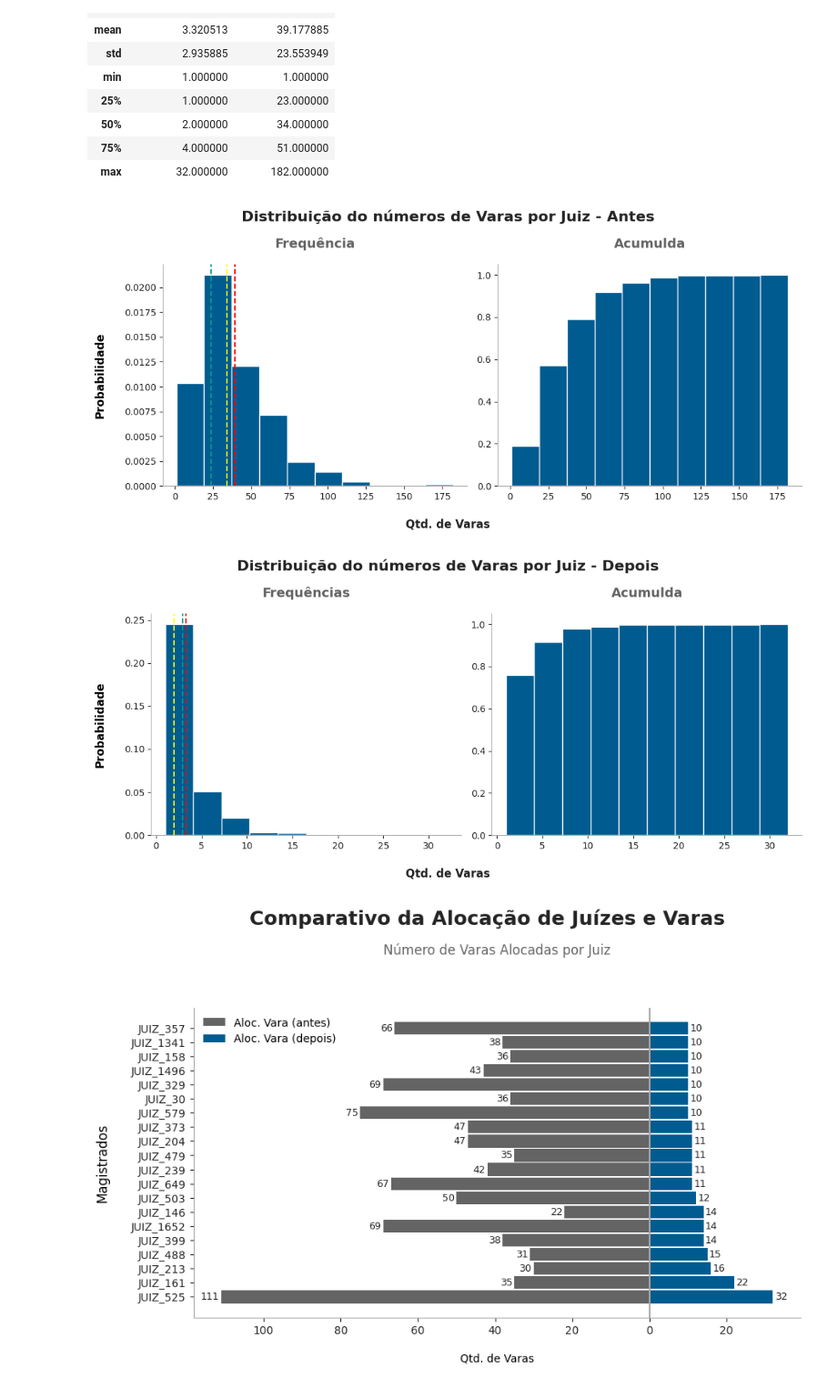
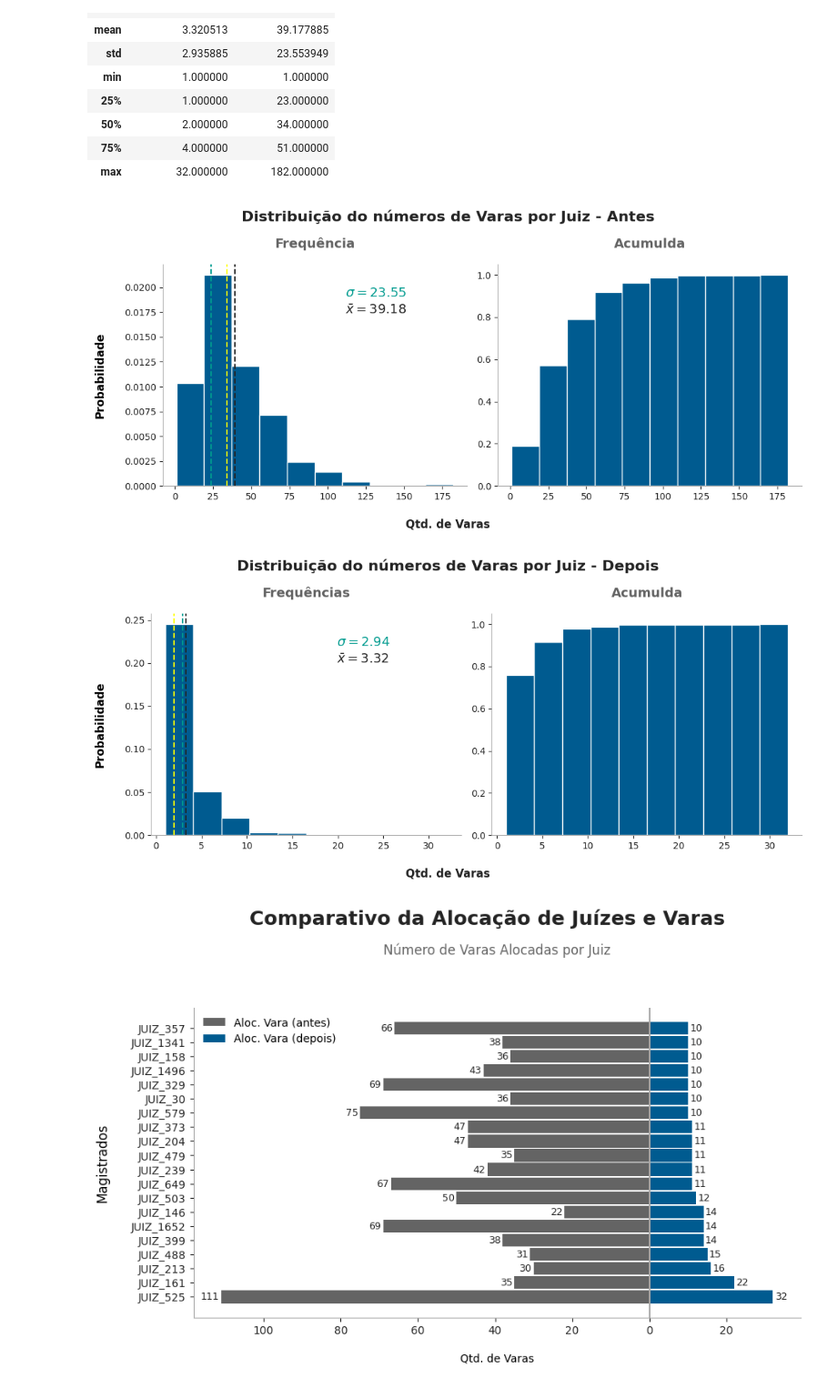
Before and after one commit to houstonsantos/max-jud-tjba, a Jupyter notebook: src/model_tcc/max_jud.ipynb, the cells around one changed output. Shown at 91% size. Cells and saved outputs as stored; diff of their text form; code cells hidden in the pictures.

```diff
--- a/src/model_tcc/max_jud.ipynb
+++ b/src/model_tcc/max_jud.ipynb
@@ -1421,35 +1421,39 @@ tjba_verde, tjba_azul, tjba_cinza = '#009b8f', '#005b90', '#adb8bf'
 fig, (ax1, ax2) =plt.subplots(1, 2, figsize=(11, 5))
 fig.suptitle('Distribuição do números de Varas por Juiz - Antes', fontweight='bold', fontsize=16, color=cinza3)
 fig.subplots_adjust(top=0.80)
 
 ax1.set_title('Frequência', fontweight='bold', fontsize=14, y=1.05, color=cinza2)
 ax1.set_ylabel('Probabilidade', fontweight='bold', labelpad=20, fontsize=12)
 ax1.spines['top'].set_visible(False)
 ax1.spines['right'].set_visible(False)
 ax1.spines['left'].set_color(cinza1)
 ax1.spines['bottom'].set_color(cinza1)
 ax1.tick_params(axis='x', labelsize=10, colors=cinza3)
 ax1.tick_params(axis='y', labelsize=10, colors=cinza3)
 n, bins, patches = ax1.hist(juiz_x_vara['Aloc. Vara (antes)'], density=True, edgecolor='white', color=tjba_azul)
-ax1.axvline(juiz_x_vara['Aloc. Vara (antes)'].mean(), color='red', linestyle='--', label='Média')
+ax1.axvline(juiz_x_vara['Aloc. Vara (antes)'].mean(), color=cinza3, linestyle='--', label='Média')
 ax1.axvline(juiz_x_vara['Aloc. Vara (antes)'].median(), color="yellow", linestyle='--', label='Mediana')
 ax1.axvline(juiz_x_vara['Aloc. Vara (antes)'].std(), color=tjba_verde, linestyle='--', label='Desvio Padrão')
+ax1.text(0.6, 0.90, rf"$\sigma = {juiz_x_vara['Aloc. Vara (antes)'].std():.2f}$",
+        transform=ax1.transAxes, fontsize=14, va="top", color=tjba_verde)
+ax1.text(0.6, 0.82, rf"$\bar{{x}} = {juiz_x_vara['Aloc. Vara (antes)'].mean():.2f}$",
+        transform=ax1.transAxes, fontsize=14, va="top", color=cinza3)
 
 ax2.set_title('Acumulda', fontweight='bold', fontsize=14, y=1.05, color=cinza2)
 ax2.spines['top'].set_visible(False)
 ax2.spines['right'].set_visible(False)
 ax2.spines['left'].set_color(cinza1)
 ax2.spines['bottom'].set_color(cinza1)
 ax2.tick_params(axis='x', labelsize=10, colors=cinza3)
 ax2.tick_params(axis='y', labelsize=10, colors=cinza3)
 ax2.hist(juiz_x_vara['Aloc. Vara (antes)'], density=True, cumulative=True, edgecolor='white', color=tjba_azul)
 
 fig.supxlabel('Qtd. de Varas', fontweight='bold', fontsize=12, color=cinza3, y=0.01)
 
 plt.tight_layout()
 plt.show()
 # %% [output]
-[figure, old version]
+[figure, new version]
 # %%
 # Gráfico da distribuição do némero de varas por juiz (depois)
 fig, (ax1, ax2) =plt.subplots(1, 2, figsize=(11, 5))
@@ -1465,9 +1469,13 @@ ax1.spines['bottom'].set_color(cinza1)
 ax1.tick_params(axis='x', labelsize=10, colors=cinza3)
 ax1.tick_params(axis='y', labelsize=10, colors=cinza3)
 n, bins, patches = ax1.hist(juiz_x_vara['Aloc. Vara (depois)'], density=True, edgecolor='white', color=tjba_azul)
-ax1.axvline(juiz_x_vara['Aloc. Vara (depois)'].mean(), color='red', linestyle='--', label='Média')
+ax1.axvline(juiz_x_vara['Aloc. Vara (depois)'].mean(), color=cinza3, linestyle='--', label='Média')
 ax1.axvline(juiz_x_vara['Aloc. Vara (depois)'].median(), color="yellow", linestyle='--', label='Mediana')
 ax1.axvline(juiz_x_vara['Aloc. Vara (depois)'].std(), color=tjba_verde, linestyle='--', label='Desvio Padrão')
+ax1.text(0.6, 0.90, rf"$\sigma = {juiz_x_vara['Aloc. Vara (depois)'].std():.2f}$",
+        transform=ax1.transAxes, fontsize=14, va="top", color=tjba_verde)
+ax1.text(0.6, 0.82, rf"$\bar{{x}} = {juiz_x_vara['Aloc. Vara (depois)'].mean():.2f}$",
+        transform=ax1.transAxes, fontsize=14, va="top", color=cinza3)
 
 ax2.set_title('Acumulda', fontweight='bold', fontsize=14, y=1.05, color=cinza2)
 ax2.spines['top'].set_visible(False)
@@ -1483,7 +1491,7 @@ fig.supxlabel('Qtd. de Varas', fontweight='bold', fontsize=12, color=cinza3, y=0
 plt.tight_layout()
 plt.show()
 # %% [output]
-[figure, old version]
+[figure, new version]
 # %%
 # Gráfico compartivo da alocação de juízes e varas
 
```
Also changed, not shown: parts of 1 cell of this notebook.
